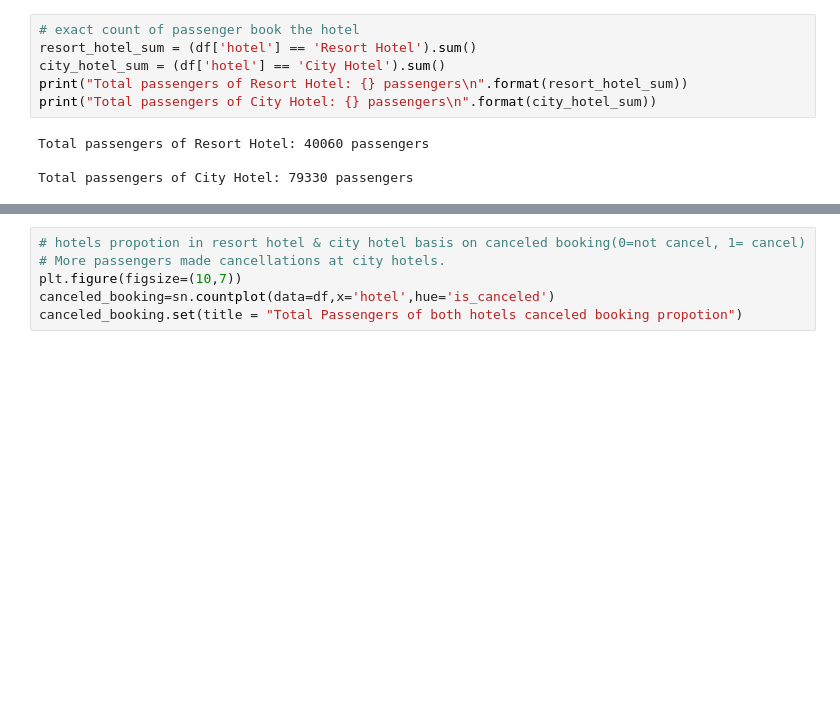
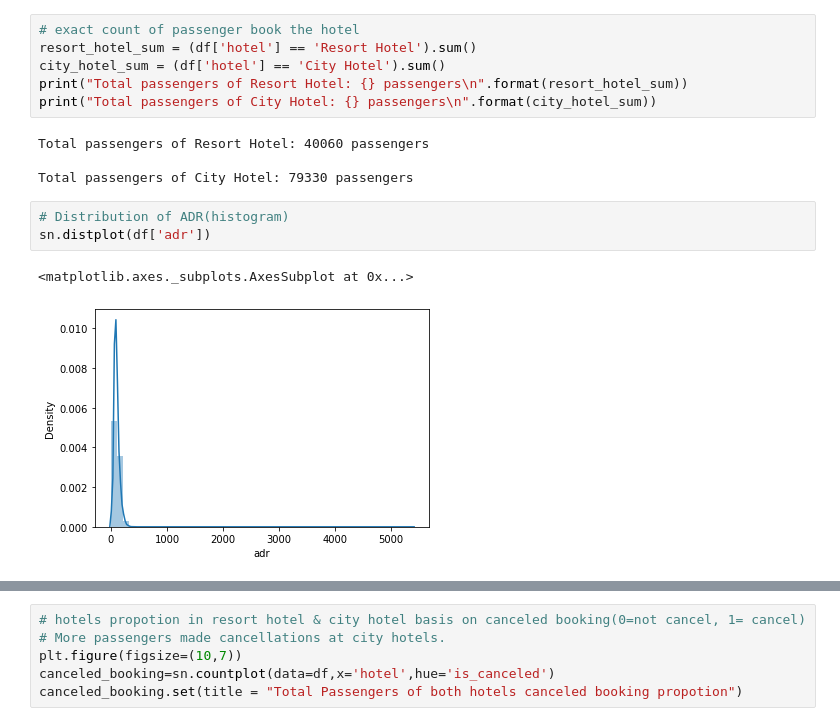
Before and after one commit to AjaharDaroga/EDA_CAPSTONE_PROJECT, a Jupyter notebook: Hotel_Booking_Analysis_Capstone_Project.ipynb, the cells around one changed output, grey strips where cells are left out. Saved outputs shown, nothing was run; the diff lists cells and outputs as text; blank space fills up the shorter version.

```diff
--- a/Hotel_Booking_Analysis_Capstone_Project.ipynb
+++ b/Hotel_Booking_Analysis_Capstone_Project.ipynb
@@ -191,3 +202,9 @@ print("Total passengers of City Hotel: {} passengers\n".format(city_hotel_sum))
 Total passengers of Resort Hotel: 40060 passengers
 
 Total passengers of City Hotel: 79330 passengers
+# %%
+# Distribution of ADR(histogram)
+sn.distplot(df['adr'])
+# %% [output]
+<matplotlib.axes._subplots.AxesSubplot at 0x...>
+[figure, added]
```
Also changed, not shown: parts of 25 cells of this notebook.
